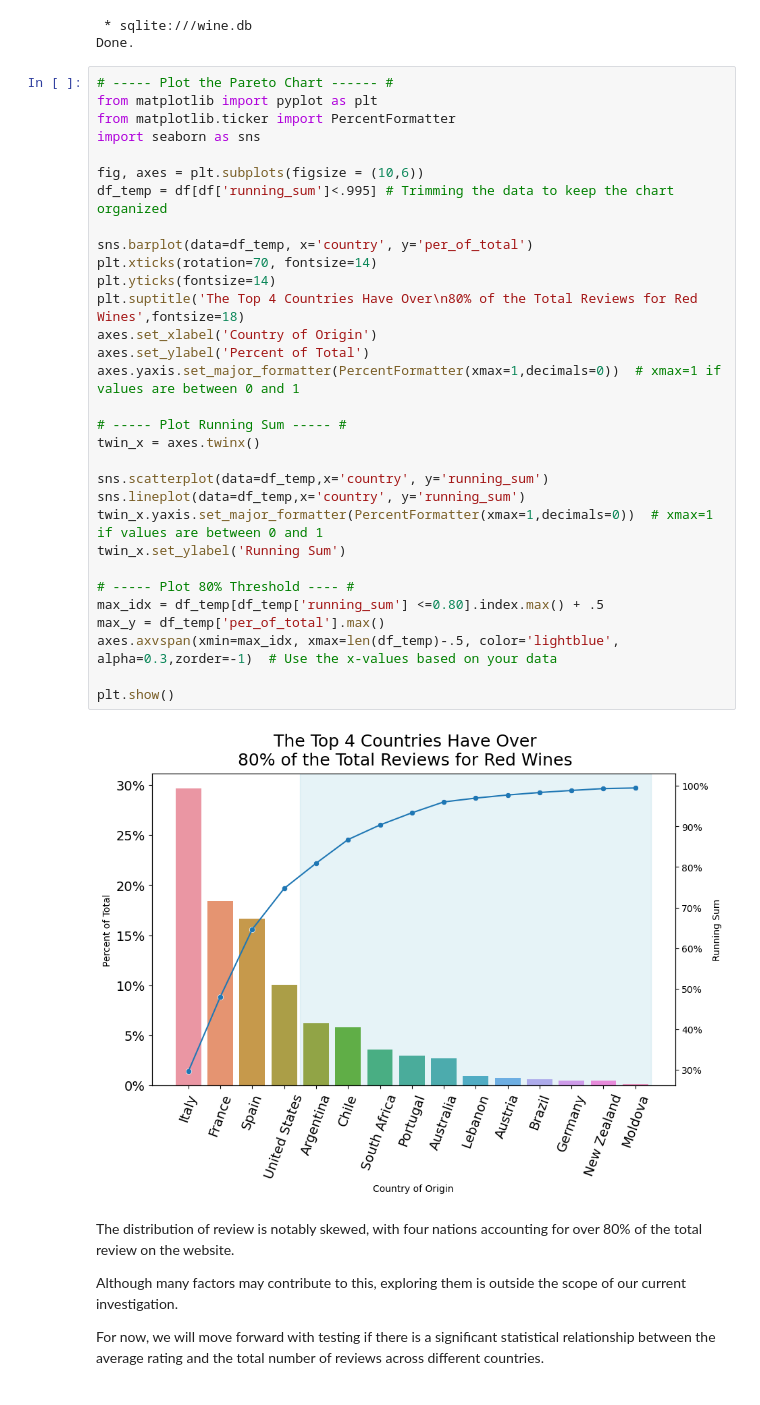
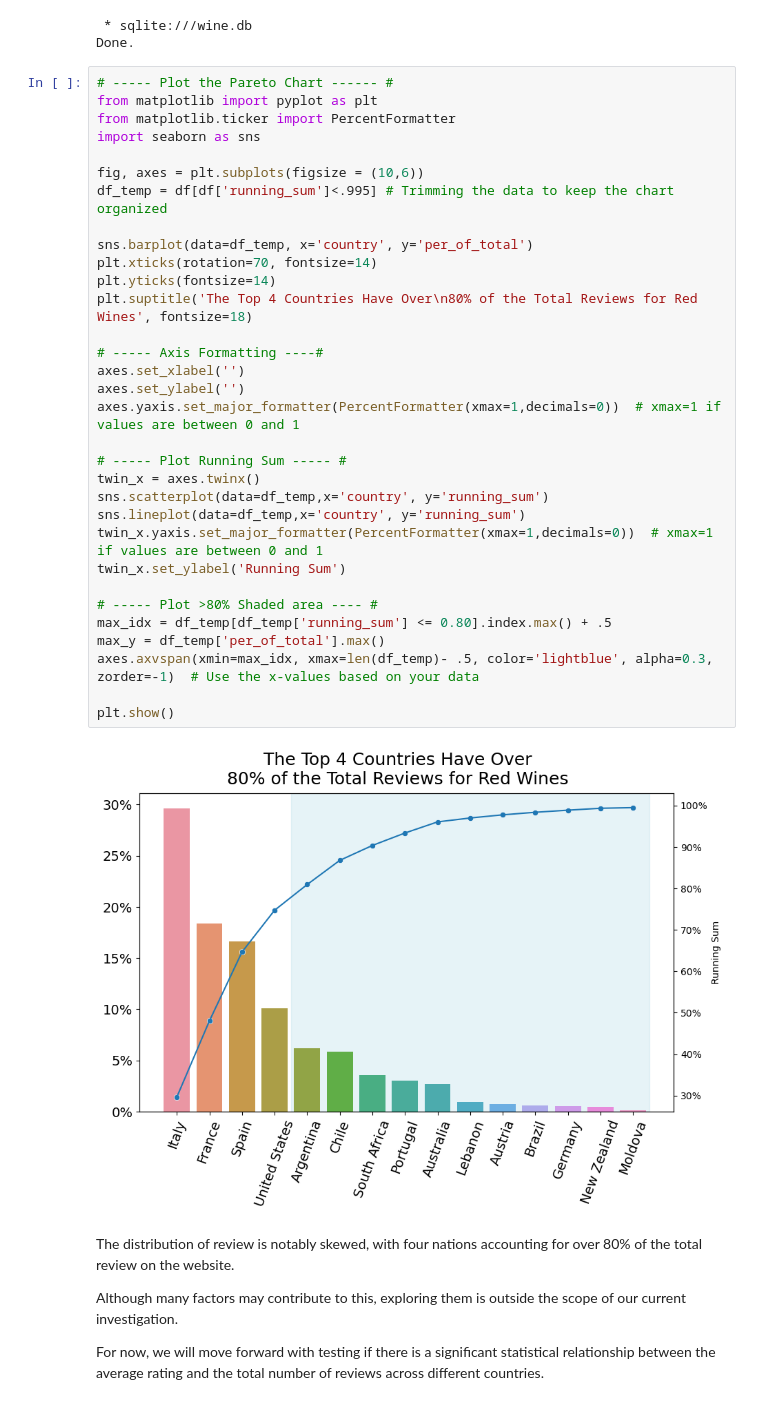
Before and after one commit to JGundisalvus/portfolio, a Jupyter notebook: wine_ratings/wine_analysis.ipynb, the cells around one changed output. Drawn from its saved outputs; the diff is of its cells as text.

```diff
--- a/wine_ratings/wine_analysis.ipynb
+++ b/wine_ratings/wine_analysis.ipynb
@@ -64,36 +64,37 @@ Done.
 # %%
 # ----- Plot the Pareto Chart ------ #
 from matplotlib import pyplot as plt
 from matplotlib.ticker import PercentFormatter
 import seaborn as sns
 
 fig, axes = plt.subplots(figsize = (10,6))
 df_temp = df[df['running_sum']<.995] # Trimming the data to keep the chart organized
 
 sns.barplot(data=df_temp, x='country', y='per_of_total')
 plt.xticks(rotation=70, fontsize=14)
 plt.yticks(fontsize=14)
-plt.suptitle('The Top 4 Countries Have Over\n80% of the Total Reviews for Red Wines',fontsize=18)
-axes.set_xlabel('Country of Origin')
-axes.set_ylabel('Percent of Total')
+plt.suptitle('The Top 4 Countries Have Over\n80% of the Total Reviews for Red Wines', fontsize=18)
+
+# ----- Axis Formatting ----#
+axes.set_xlabel('')
+axes.set_ylabel('')
 axes.yaxis.set_major_formatter(PercentFormatter(xmax=1,decimals=0))  # xmax=1 if values are between 0 and 1
 
 # ----- Plot Running Sum ----- #
 twin_x = axes.twinx()
-
 sns.scatterplot(data=df_temp,x='country', y='running_sum')
 sns.lineplot(data=df_temp,x='country', y='running_sum')
 twin_x.yaxis.set_major_formatter(PercentFormatter(xmax=1,decimals=0))  # xmax=1 if values are between 0 and 1
 twin_x.set_ylabel('Running Sum')
 
-# ----- Plot 80% Threshold ---- #
-max_idx = df_temp[df_temp['running_sum'] <=0.80].index.max() + .5
+# ----- Plot >80% Shaded area ---- #
+max_idx = df_temp[df_temp['running_sum'] <= 0.80].index.max() + .5
 max_y = df_temp['per_of_total'].max()
-axes.axvspan(xmin=max_idx, xmax=len(df_temp)-.5, color='lightblue', alpha=0.3,zorder=-1)  # Use the x-values based on your data
+axes.axvspan(xmin=max_idx, xmax=len(df_temp)- .5, color='lightblue', alpha=0.3, zorder=-1)  # Use the x-values based on your data
 
 plt.show()
 # %% [output]
-[figure, old version]
+[figure, new version]
 # %% [markdown]
 The distribution of review is notably skewed, with four nations accounting for over 80% of the total review on the website.
 
```
Also changed, not shown: parts of 16 cells of this notebook, 2 other files.
